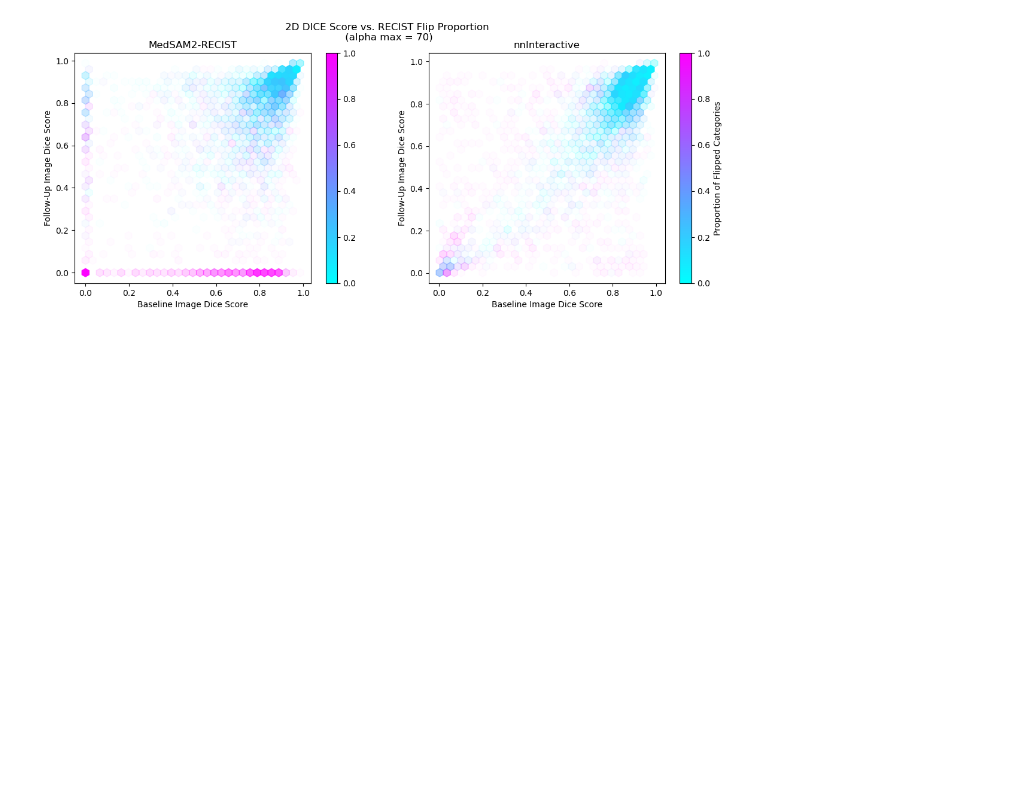
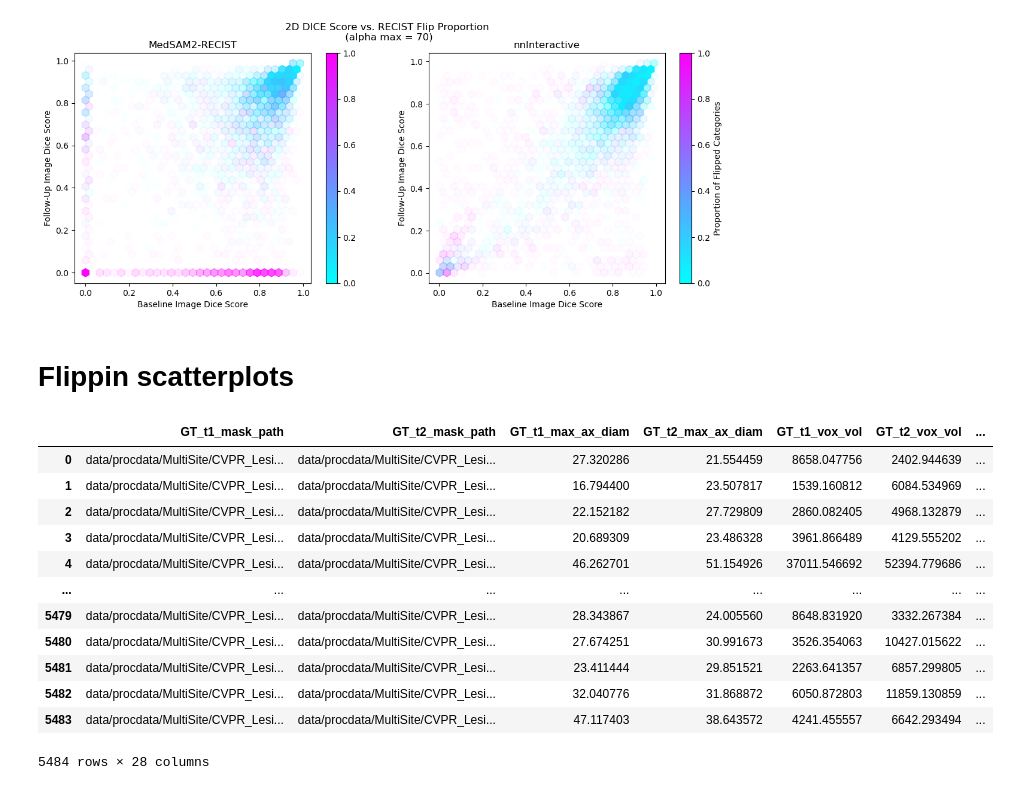
Before and after one commit to bhklab/recist-vs-reality, a Jupyter notebook: workflow/notebooks/hexbin_plots_2.ipynb, the cells around one changed output. Drawn from its saved outputs; the diff is of its cells as text; code cells hidden in the pictures; blank space fills up the shorter version.

```diff
--- a/workflow/notebooks/hexbin_plots_2.ipynb
+++ b/workflow/notebooks/hexbin_plots_2.ipynb
@@ -249,3 +214,22 @@ Text(0.5, 0.98, '2D DICE Score vs. RECIST Flip Proportion \n (alpha max = 70) \n
 # %%
 
 alpha_2d_flip_fig.savefig()
+# %% [markdown]
+# Flippin scatterplots
+# %%
+ms2r_recist_lbl_df
+nnint_recist_lbl_df
+# %% [output]
+|  | GT_t1_mask_path | GT_t2_mask_path | GT_t1_max_ax_diam | GT_t2_max_ax_diam | GT_t1_vox_vol | GT_t2_vox_vol | ... |
+| 0 | data/procdata/MultiSite/CVPR_Lesi... | data/procdata/MultiSite/CVPR_Lesi... | 27.320286 | 21.554459 | 8658.047756 | 2402.944639 | ... |
+| 1 | data/procdata/MultiSite/CVPR_Lesi... | data/procdata/MultiSite/CVPR_Lesi... | 16.794400 | 23.507817 | 1539.160812 | 6084.534969 | ... |
+| 2 | data/procdata/MultiSite/CVPR_Lesi... | data/procdata/MultiSite/CVPR_Lesi... | 22.152182 | 27.729809 | 2860.082405 | 4968.132879 | ... |
+| 3 | data/procdata/MultiSite/CVPR_Lesi... | data/procdata/MultiSite/CVPR_Lesi... | 20.689309 | 23.486328 | 3961.866489 | 4129.555202 | ... |
+| 4 | data/procdata/MultiSite/CVPR_Lesi... | data/procdata/MultiSite/CVPR_Lesi... | 46.262701 | 51.154926 | 37011.546692 | 52394.779686 | ... |
+| ... | ... | ... | ... | ... | ... | ... | ... |
+| 5479 | data/procdata/MultiSite/CVPR_Lesi... | data/procdata/MultiSite/CVPR_Lesi... | 28.343867 | 24.005560 | 8648.831920 | 3332.267384 | ... |
+| 5480 | data/procdata/MultiSite/CVPR_Lesi... | data/procdata/MultiSite/CVPR_Lesi... | 27.674251 | 30.991673 | 3526.354063 | 10427.015622 | ... |
+| 5481 | data/procdata/MultiSite/CVPR_Lesi... | data/procdata/MultiSite/CVPR_Lesi... | 23.411444 | 29.851521 | 2263.641357 | 6857.299805 | ... |
+| 5482 | data/procdata/MultiSite/CVPR_Lesi... | data/procdata/MultiSite/CVPR_Lesi... | 32.040776 | 31.868872 | 6050.872803 | 11859.130859 | ... |
+| 5483 | data/procdata/MultiSite/CVPR_Lesi... | data/procdata/MultiSite/CVPR_Lesi... | 47.117403 | 38.643572 | 4241.455557 | 6642.293494 | ... |
+5484 rows × 28 columns
```
Also changed, not shown: parts of 7 cells of this notebook.
